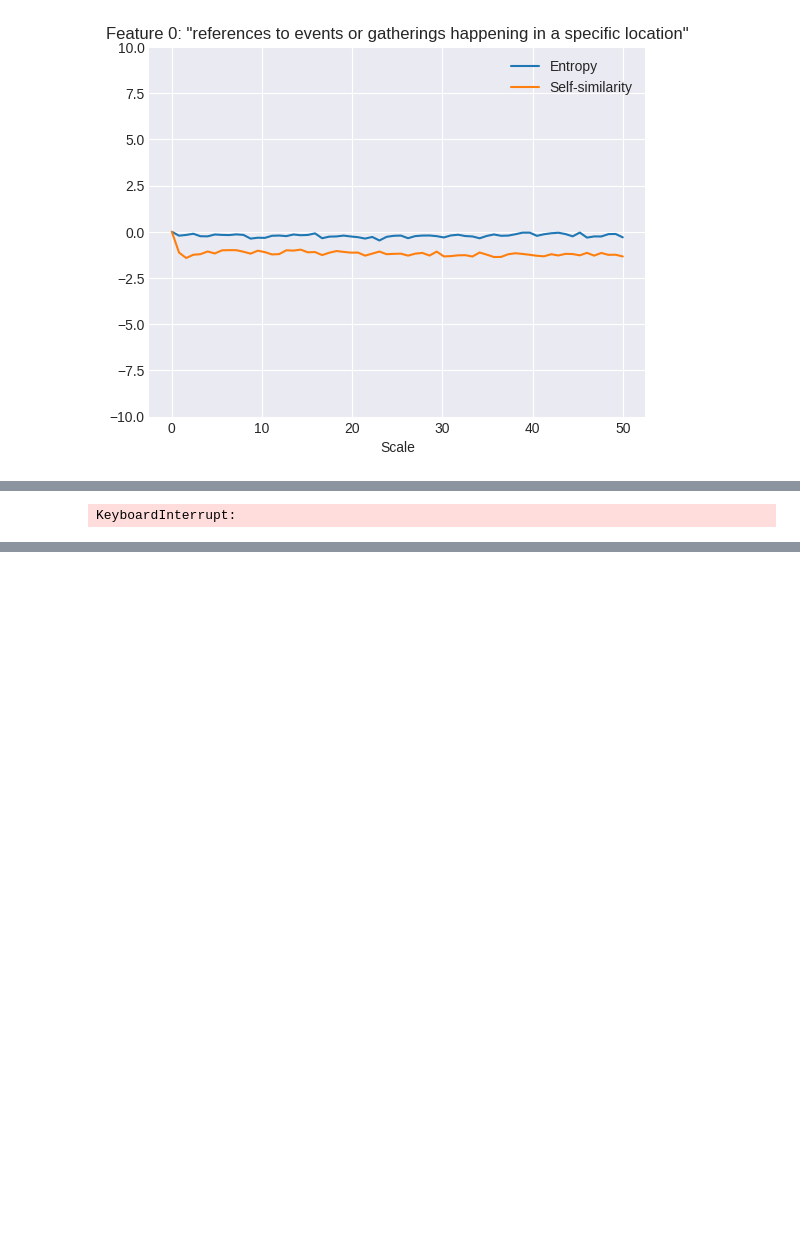
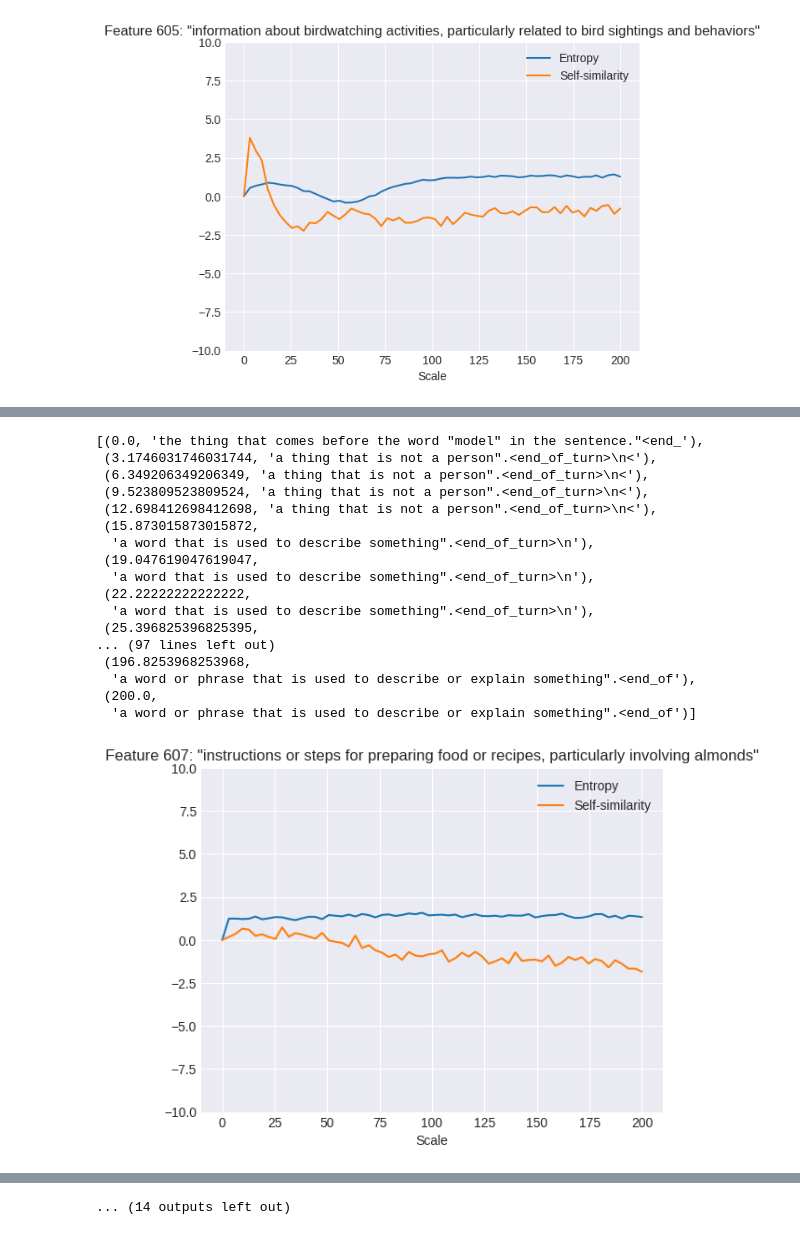
Before and after one commit to neverix/micrlhf-progress, a Jupyter notebook: sprint/gemma_comparison.ipynb, the cells around one changed output, grey strips where cells are left out. Cells and saved outputs as stored; diff of their text form; code cells hidden in the pictures; blank space fills up the shorter version.

Commit message:
Self-explanation kinda works maybe

```diff
--- a/sprint/gemma_comparison.ipynb
+++ b/sprint/gemma_comparison.ipynb
@@ -16,6 +13,6 @@ The autoreload extension is already loaded. To reload it, use:
 # %%
 from micrlhf.llama import LlamaTransformer
-llama = LlamaTransformer.from_pretrained("models/gemma-2b.gguf", from_type="gemma", load_eager=True)
+llama = LlamaTransformer.from_pretrained("models/gemma-2b-it.gguf", from_type="gemma", load_eager=True)
 # %%
 from transformers import AutoTokenizer
 tokenizer = AutoTokenizer.from_pretrained("alpindale/gemma-2b")
@@ -77,7 +74,14 @@ import jax.numpy as jnp
 import numpy as np
 
 
-def benchmark_vector(vector, tokens, model, positions, replacement_layer, layer=10):
+MIN_SCALE = 0
+MAX_SCALE = 200
+REP_LAYER = 2
+MAX_LENGTH = 64
+PROBE_LAYER = 14
+
+
+def benchmark_vector(vector, tokens, model, positions, replacement_layer, layer=PROBE_LAYER):
     act_rep = collect_activations(replace_activation(model, vector, positions, layer=replacement_layer))
     logits, residuals = act_rep(tokens)
     return logits, residuals[layer].value
@@ -107,11 +111,7 @@ def tokens_to_inputs(tokens):
 #     return -logits.sum(axis=-1) / mask.sum(axis=-1)
 
 
-MIN_SCALE = 0
-MAX_SCALE = 50
-REP_LAYER = 2
-MAX_LENGTH = 64
-PROMPT_TEMPLATE = 'What is the meaning of the word "X"? The meaning of the word "X" is "'
+PROMPT_TEMPLATE = '<start_of_turn>user\nWhat is the meaning of the word "X"?<end_of_turn>\n<start_of_turn>model\nThe meaning of the word "X" is "'
 def pick_scale(feature, batch_size=64, min_scale=MIN_SCALE, max_scale=MAX_SCALE, layer=REP_LAYER):
     scales = np.linspace(min_scale, max_scale, batch_size)
     vector = feature[None, :] * jnp.array(scales)[:, None]
@@ -137,28 +137,28 @@ def generate_explanations(feature, batch_size=64, min_scale=MIN_SCALE, max_scale
     act_rep = replace_activation(llama, vector, positions, layer=layer)
     completions, _ = sample(act_rep, tokenizer,
                          PROMPT_TEMPLATE, batch_size=batch_size,
-                         do_sample=True, max_seq_len=MAX_LENGTH,
+                         do_sample=False, max_seq_len=MAX_LENGTH,
                          return_only_completion=True, return_model=False,
                          verbose=False)
     return list(zip(scales, completions))
 # %%
 from matplotlib import pyplot as plt
 
 
 plt.style.use("seaborn-v0_8-darkgrid")
-for i, e in index_explanations.items():
+for i, e in list(index_explanations.items())[300:]:
     scales, entropy, selfsim = pick_scale(w_dec[i])
     plt.plot(scales, entropy, label=f"Entropy")
     plt.plot(scales, selfsim * 2000, label=f"Self-similarity")
     plt.title(f"Feature {i}: \"{e}\"")
     plt.xlabel("Scale")
     plt.ylim(-10, 10)
     plt.legend()
     plt.show()
-    scale_idx = np.argmax(selfsim)
+    scale_idx = np.argmax(selfsim[1:]) - 1
     highest = selfsim[scale_idx]
     scale = scales[scale_idx]
     scale = scales[scale_idx]
     display(generate_explanations(w_dec[i]))
 # %% [output]
-[figure, old version]
+[figure, new version]
@@ -165 +166,18 @@ for i, e in index_explanations.items():
-KeyboardInterrupt:
+[(0.0, 'the thing that comes before the word "model" in the sentence."<end_'),
+ (3.1746031746031744, 'a thing that is not a person".<end_of_turn>\n<'),
+ (6.349206349206349, 'a thing that is not a person".<end_of_turn>\n<'),
+ (9.523809523809524, 'a thing that is not a person".<end_of_turn>\n<'),
+ (12.698412698412698, 'a thing that is not a person".<end_of_turn>\n<'),
+ (15.873015873015872,
+  'a word that is used to describe something".<end_of_turn>\n'),
+ (19.047619047619047,
+  'a word that is used to describe something".<end_of_turn>\n'),
+ (22.22222222222222,
+  'a word that is used to describe something".<end_of_turn>\n'),
+ (25.396825396825395,
+... (97 lines left out)
+ (196.8253968253968,
+  'a word or phrase that is used to describe or explain something".<end_of'),
+ (200.0,
+  'a word or phrase that is used to describe or explain something".<end_of')]
+[figure, added]
@@ -165,0 +240 @@ KeyboardInterrupt:
+... (14 outputs left out)
```
Also changed, not shown: parts of 3 cells of this notebook, 1 other file.
